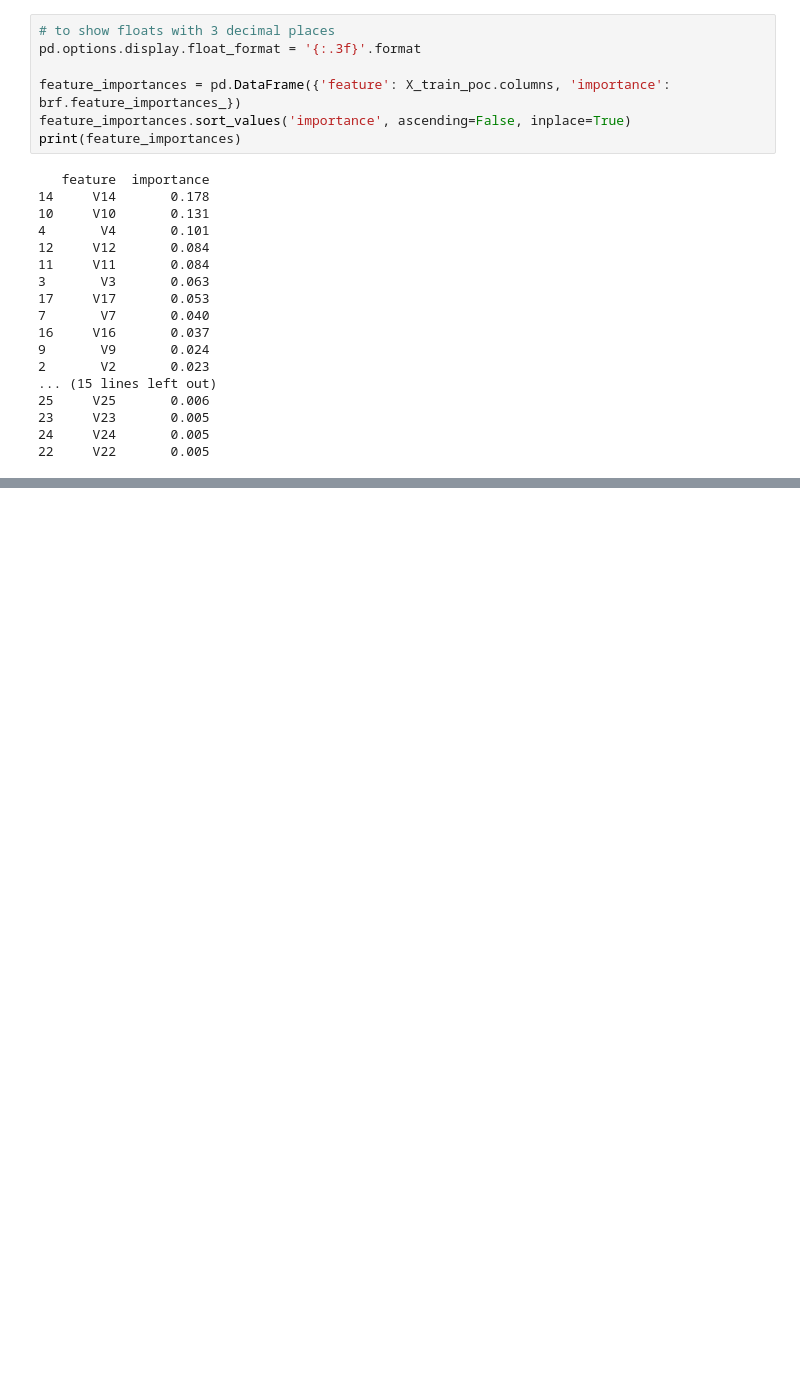
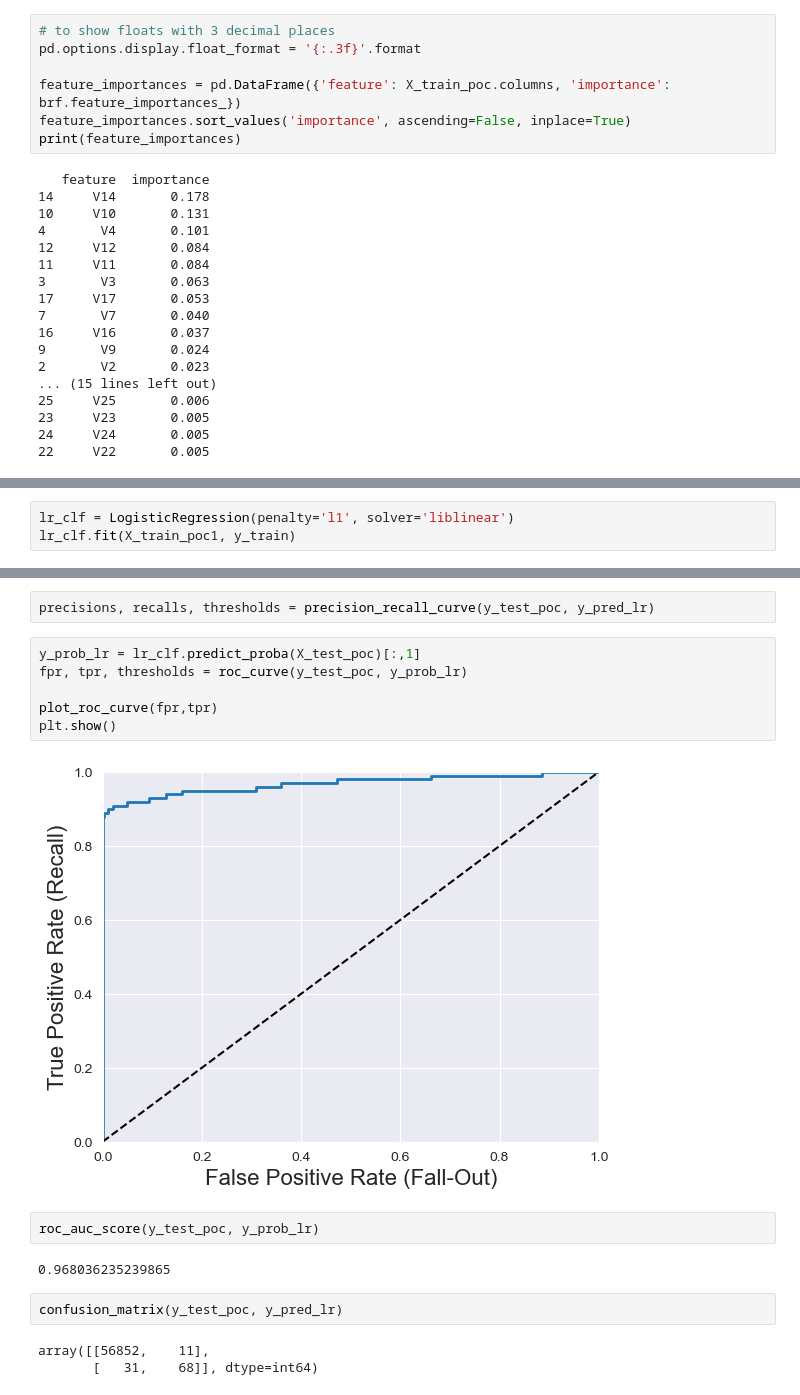
Before and after one commit to xmarkx/fraud_detection, a Jupyter notebook: Crredit_cards_fraud.ipynb, the cells around one changed output, grey strips where cells are left out. Saved outputs shown, nothing was run; the diff lists cells and outputs as text; blank space fills up the shorter version.

```diff
--- a/Crredit_cards_fraud.ipynb
+++ b/Crredit_cards_fraud.ipynb
@@ -720,0 +800,3 @@ print(feature_importances)
+# %%
+lr_clf = LogisticRegression(penalty='l1', solver='liblinear')
+lr_clf.fit(X_train_poc1, y_train)
@@ -720,0 +840,19 @@ print(feature_importances)
+# %%
+precisions, recalls, thresholds = precision_recall_curve(y_test_poc, y_pred_lr)
+# %%
+y_prob_lr = lr_clf.predict_proba(X_test_poc)[:,1]
+fpr, tpr, thresholds = roc_curve(y_test_poc, y_prob_lr)
+
+plot_roc_curve(fpr,tpr)
+plt.show()
+# %% [output]
+[figure, added]
+# %%
+roc_auc_score(y_test_poc, y_prob_lr)
+# %% [output]
+0.968036235239865
+# %%
+confusion_matrix(y_test_poc, y_pred_lr)
+# %% [output]
+array([[56852,    11],
+       [   31,    68]], dtype=int64)
```
Also changed, not shown: parts of 41 cells of this notebook, 1 other file.
